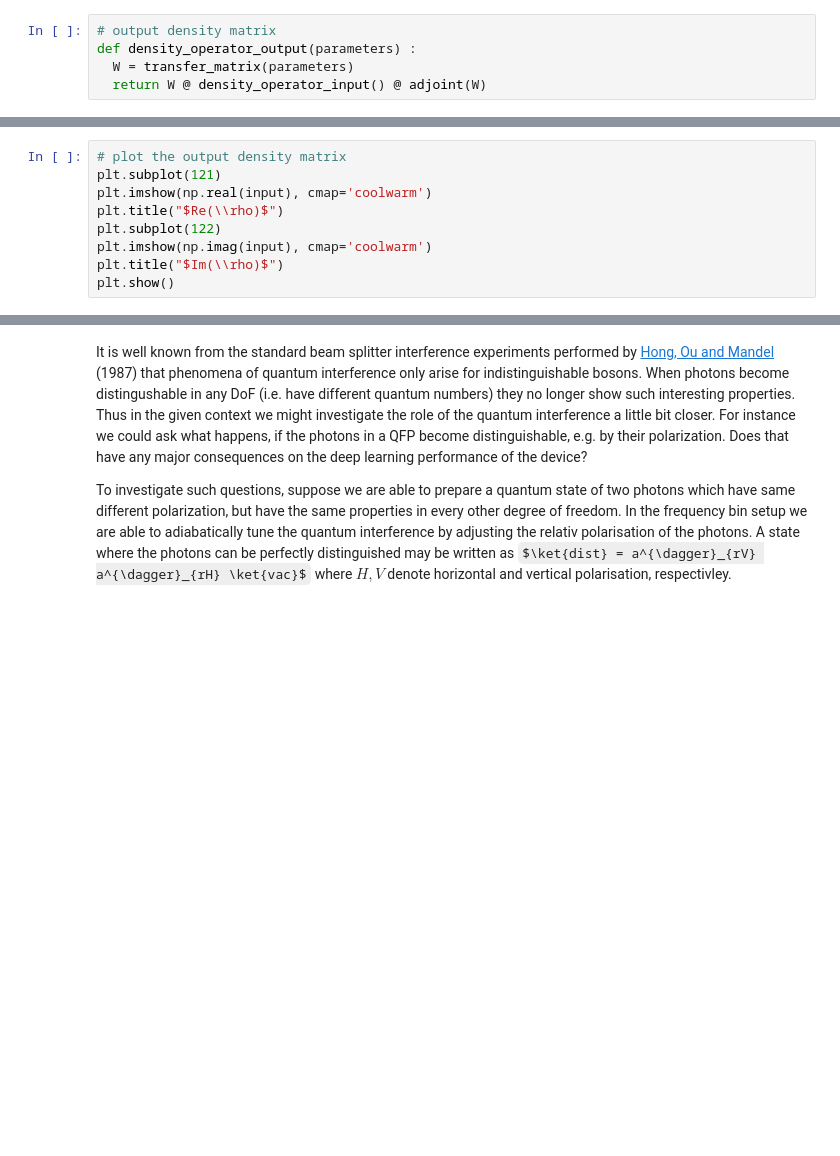
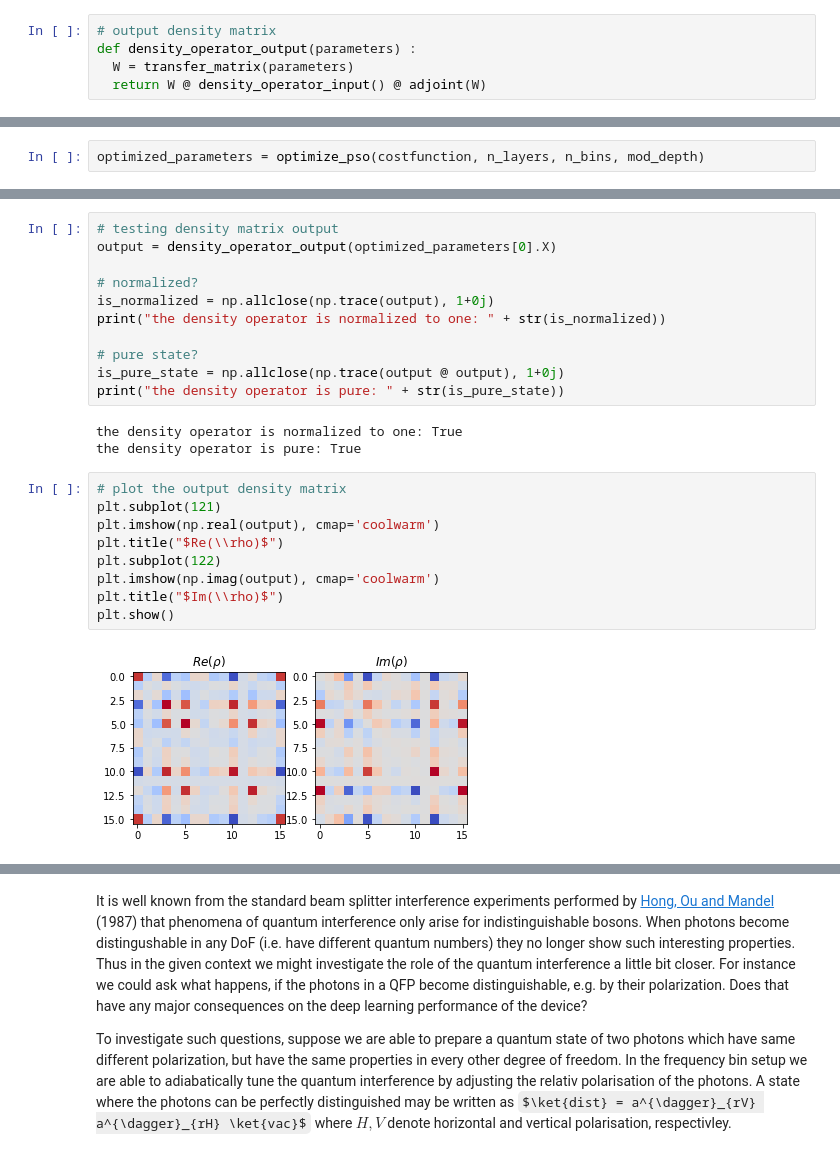
Before and after one commit to PhilipRuebeling/master_thesis, a Jupyter notebook: photonic_devices.ipynb, the cells around one changed output, grey strips where cells are left out. Cells and saved outputs as stored; diff of their text form; some formulas as TeX source; blank space fills up the shorter version.

```diff
--- a/photonic_devices.ipynb
+++ b/photonic_devices.ipynb
@@ -294 +310,3 @@ def costfunction(parameters) :
   return cost
+# %%
+optimized_parameters = optimize_pso(costfunction, n_layers, n_bins, mod_depth)
@@ -295,9 +349,25 @@ def costfunction(parameters) :
+# %%
+# testing density matrix output
+output = density_operator_output(optimized_parameters[0].X)
+
+# normalized?
+is_normalized = np.allclose(np.trace(output), 1+0j)
+print("the density operator is normalized to one: " + str(is_normalized))
+
+# pure state?
+is_pure_state = np.allclose(np.trace(output @ output), 1+0j)
+print("the density operator is pure: " + str(is_pure_state))
+# %% [output]
+the density operator is normalized to one: True
+the density operator is pure: True
 # %%
 # plot the output density matrix
 plt.subplot(121)
-plt.imshow(np.real(input), cmap='coolwarm')
+plt.imshow(np.real(output), cmap='coolwarm')
 plt.title("$Re(\\rho)$")
 plt.subplot(122)
-plt.imshow(np.imag(input), cmap='coolwarm')
+plt.imshow(np.imag(output), cmap='coolwarm')
 plt.title("$Im(\\rho)$")
 plt.show()
+# %% [output]
+[figure, added]
```
Also changed, not shown: parts of 11 cells of this notebook.
